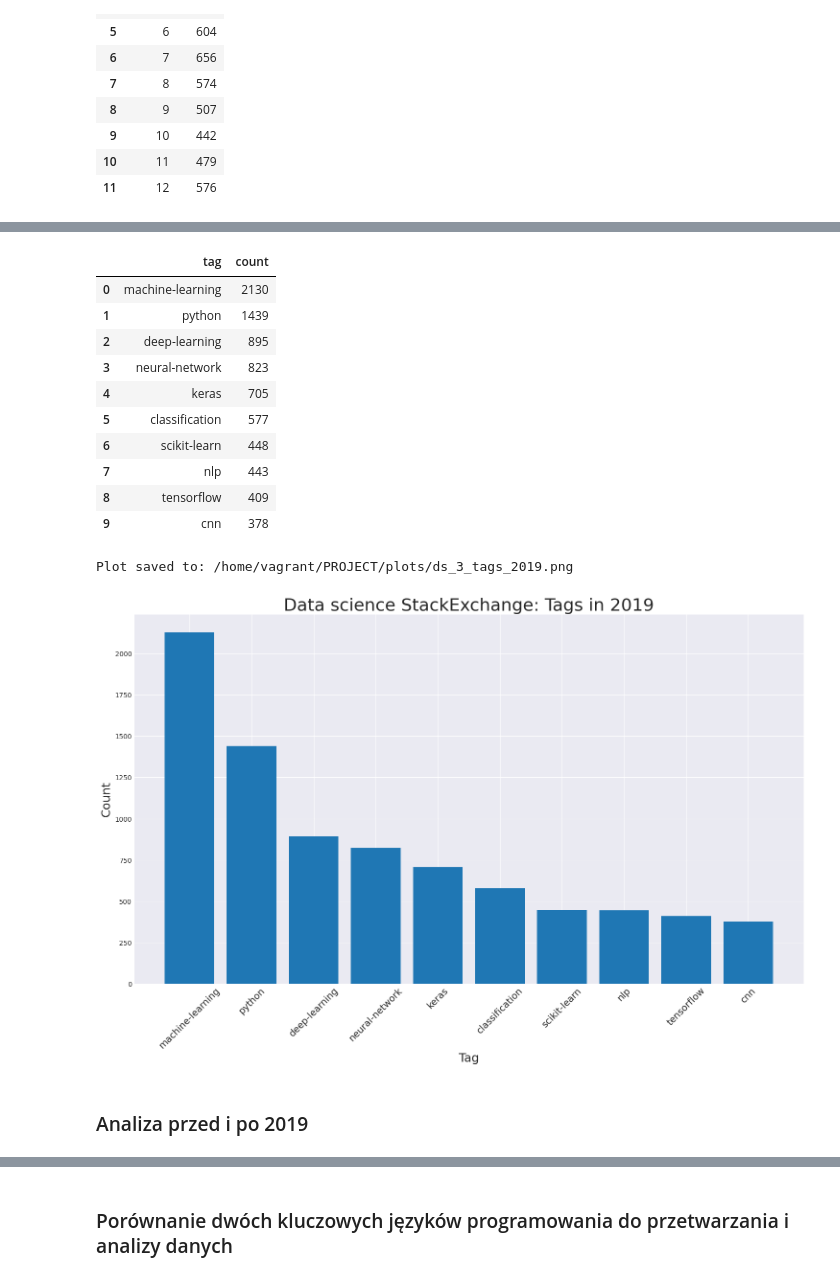
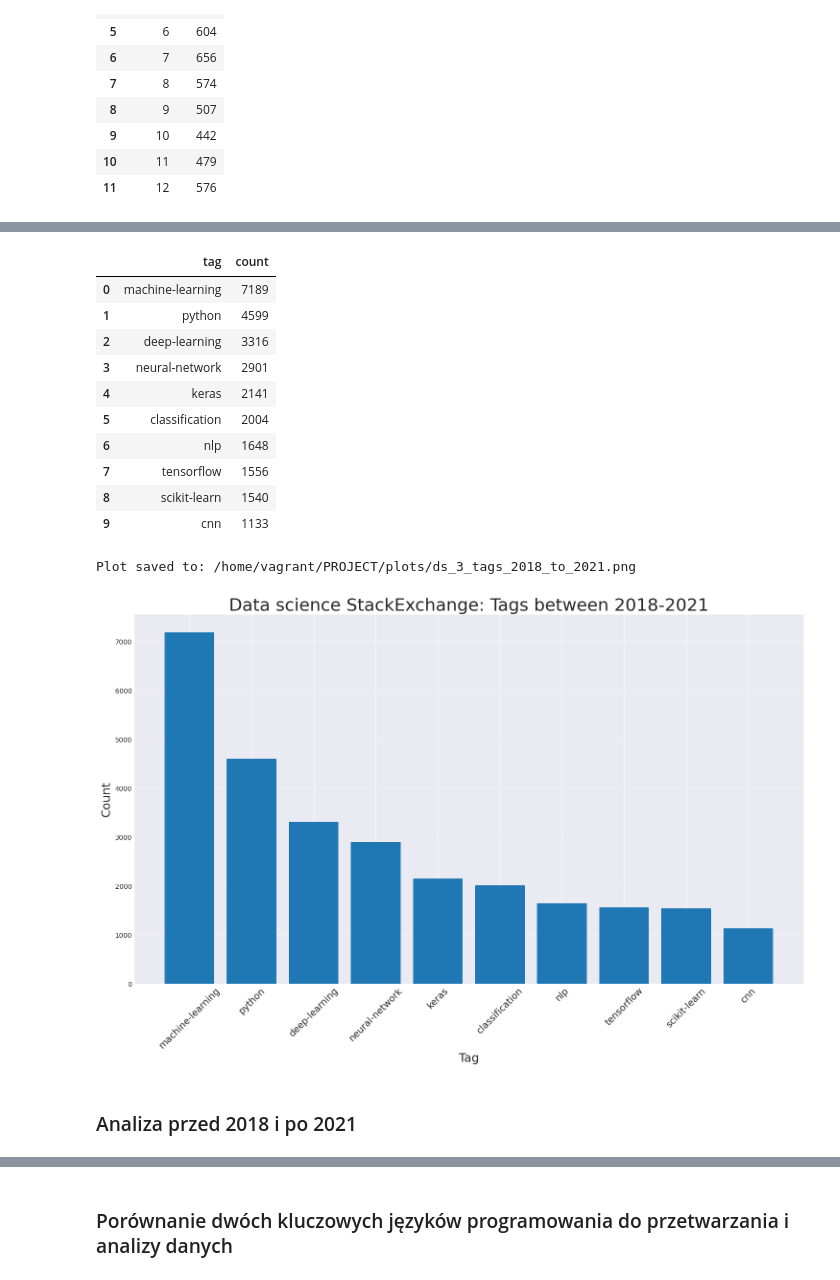
Before and after one commit to maciejors/big_data, a Jupyter notebook: PROJEKT.ipynb, the cells around one changed output, grey strips where cells are left out. Cells and saved outputs as stored; diff of their text form; code cells hidden in the pictures.

```diff
--- a/PROJEKT.ipynb
+++ b/PROJEKT.ipynb
@@ -477,7 +477,7 @@ Plot saved to: /home/vagrant/PROJECT/plots/ds_2_questions_2019_per_month.png
 df1_3 = df_datascience_posts\
     .join(df_datascience_tags, on='question_id')\
     .withColumn('year', f.year('creation_date'))\
-    .filter(f.col('year') == 2019)\
+    .filter((f.col('year') >= 2018) & (f.col('year') <= 2021))\
     .groupBy('tag')\
     .count()\
     .orderBy('count', ascending=False)\
@@ -490,30 +490,30 @@ df1_3 = df_datascience_posts\
 df1_3
 # %% [output]
 |  | tag | count |
-| 0 | machine-learning | 2130 |
-| 1 | python | 1439 |
-| 2 | deep-learning | 895 |
-| 3 | neural-network | 823 |
-| 4 | keras | 705 |
-| 5 | classification | 577 |
-| 6 | scikit-learn | 448 |
-| 7 | nlp | 443 |
-| 8 | tensorflow | 409 |
-| 9 | cnn | 378 |
+| 0 | machine-learning | 7189 |
+| 1 | python | 4599 |
+| 2 | deep-learning | 3316 |
+| 3 | neural-network | 2901 |
+| 4 | keras | 2141 |
+| 5 | classification | 2004 |
+| 6 | nlp | 1648 |
+| 7 | tensorflow | 1556 |
+| 8 | scikit-learn | 1540 |
+| 9 | cnn | 1133 |
 # %%
 plt.figure(figsize=(18, 10))
 plt.bar(df1_3['tag'], df1_3['count'])
 plt.xlabel('Tag', fontsize=18)
 plt.ylabel('Count', fontsize=18)
 plt.xticks(rotation=45, fontsize=14)
-plt.title('Data science StackExchange: Tags in 2019', fontsize=26)
-save_plot('ds_3_tags_2019')
+plt.title('Data science StackExchange: Tags between 2018-2021', fontsize=26)
+save_plot('ds_3_tags_2018_to_2021')
 plt.show()
 # %% [output]
-Plot saved to: /home/vagrant/PROJECT/plots/ds_3_tags_2019.png
+Plot saved to: /home/vagrant/PROJECT/plots/ds_3_tags_2018_to_2021.png
-[figure, old version]
+[figure, new version]
 # %% [markdown]
-### Analiza przed i po 2019
+### Analiza przed 2018 i po 2021
 # %%
 df1_4 = df_datascience_posts\
     .join(df_datascience_tags, on='question_id')\
```
Also changed, not shown: parts of 32 cells of this notebook.
